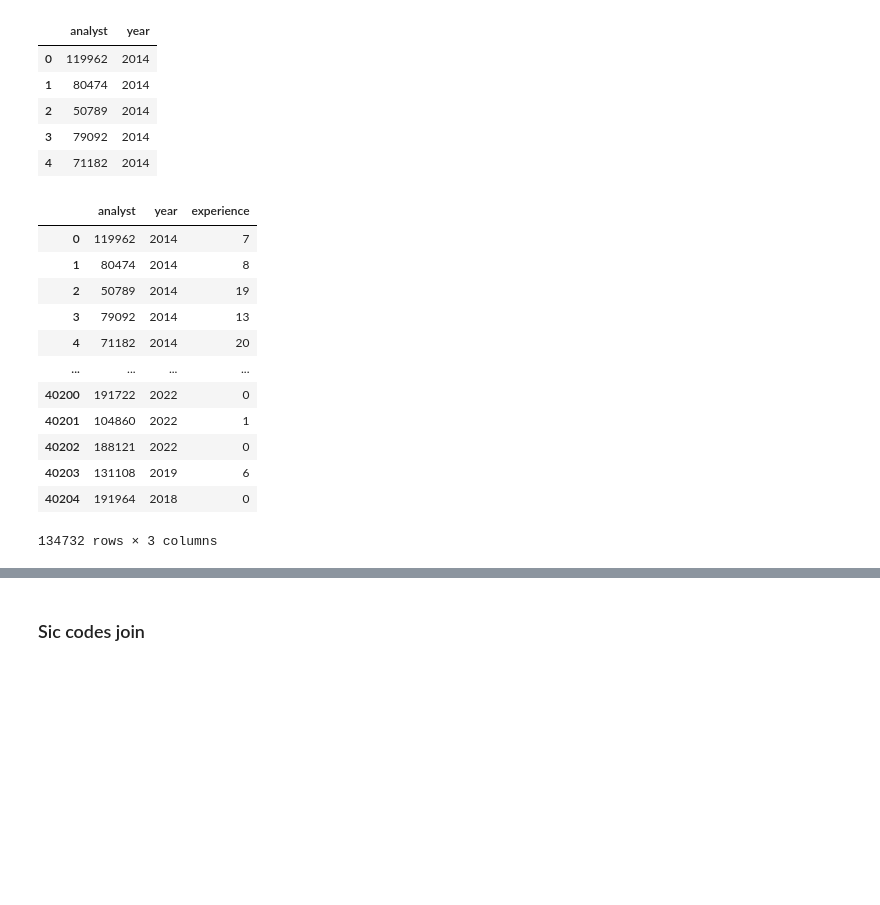
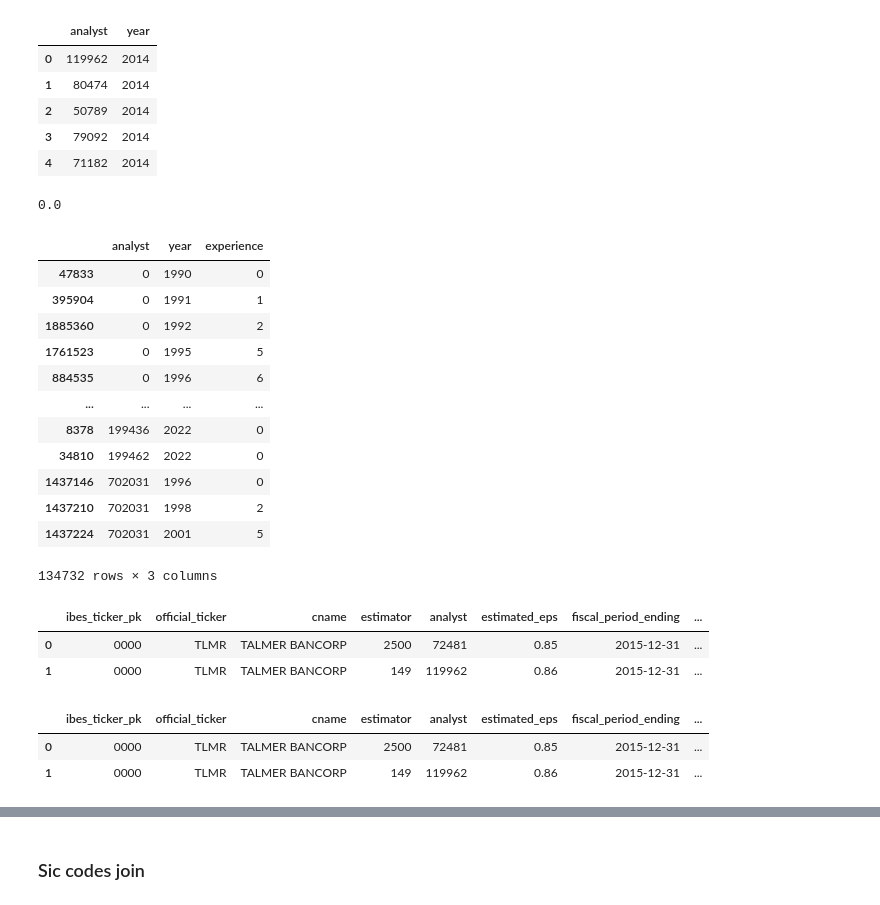
Before and after one commit to moshchev/gsfm_SS24, a Jupyter notebook: notebooks/alex_eda_feature_generation.ipynb, the cells around one changed output, grey strips where cells are left out. Drawn from its saved outputs; the diff is of its cells as text; code cells hidden in the pictures; blank space fills up the shorter version.

Commit message:
log test

```diff
--- a/notebooks/alex_eda_feature_generation.ipynb
+++ b/notebooks/alex_eda_feature_generation.ipynb
@@ -10,3 +10,6 @@ df.head()
 | 2 | 0000 | TLMR | TALMER BANCORP | 1267 | 71182 | 0.89 | 2015-12-31 | ... |
 | 3 | 0000 | TLMR | TALMER BANCORP | 149 | 119962 | 0.89 | 2015-12-31 | ... |
 | 4 | 0000 | TLMR | TALMER BANCORP | 873 | 79092 | 0.91 | 2015-12-31 | ... |
+# %%
+df['analyst_year'] = df.announce_date.dt.year
+df.head()
@@ -139,21 +149,39 @@ all_years_analyst.head()
 all_years_analyst['experience'] = all_years_analyst.groupby('analyst')['year'].transform(lambda x: x - x.min())
 # %%
 all_years_analyst = all_years_analyst.drop_duplicates()
+# %%
+np.log()
+# %% [output]
+0.0
 # %%
 all_years_analyst.to_parquet('../data/processed/analyst_experience.parquet')
-# %%
-all_years_analyst
-# %% [output]
-|  | analyst | year | experience |
-| 0 | 119962 | 2014 | 7 |
-| 1 | 80474 | 2014 | 8 |
-| 2 | 50789 | 2014 | 19 |
-| 3 | 79092 | 2014 | 13 |
-| 4 | 71182 | 2014 | 20 |
-| ... | ... | ... | ... |
-| 40200 | 191722 | 2022 | 0 |
-| 40201 | 104860 | 2022 | 1 |
-| 40202 | 188121 | 2022 | 0 |
-| 40203 | 131108 | 2019 | 6 |
-| 40204 | 191964 | 2018 | 0 |
-134732 rows × 3 columns
+# %%
+all_years_analyst.sort_values(by=['analyst', 'year'])
+# %% [output]
+|  | analyst | year | experience |
+| 47833 | 0 | 1990 | 0 |
+| 395904 | 0 | 1991 | 1 |
+| 1885360 | 0 | 1992 | 2 |
+| 1761523 | 0 | 1995 | 5 |
+| 884535 | 0 | 1996 | 6 |
+| ... | ... | ... | ... |
+| 8378 | 199436 | 2022 | 0 |
+| 34810 | 199462 | 2022 | 0 |
+| 1437146 | 702031 | 1996 | 0 |
+| 1437210 | 702031 | 1998 | 2 |
+| 1437224 | 702031 | 2001 | 5 |
+134732 rows × 3 columns
+# %%
+df.head(2)
+# %% [output]
+|  | ibes_ticker_pk | official_ticker | cname | estimator | analyst | estimated_eps | fiscal_period_ending | ... |
+| 0 | 0000 | TLMR | TALMER BANCORP | 2500 | 72481 | 0.85 | 2015-12-31 | ... |
+| 1 | 0000 | TLMR | TALMER BANCORP | 149 | 119962 | 0.86 | 2015-12-31 | ... |
+# %%
+test_join = pd.merge(left=df, right=all_years_analyst, how='left', left_on=['analyst','analyst_year'], right_on=['analyst', 'year'])
+test_join.drop(columns=['analyst_year', 'year'], inplace=True)
+test_join.head(2)
+# %% [output]
+|  | ibes_ticker_pk | official_ticker | cname | estimator | analyst | estimated_eps | fiscal_period_ending | ... |
+| 0 | 0000 | TLMR | TALMER BANCORP | 2500 | 72481 | 0.85 | 2015-12-31 | ... |
+| 1 | 0000 | TLMR | TALMER BANCORP | 149 | 119962 | 0.86 | 2015-12-31 | ... |
```
Also changed, not shown: parts of 4 cells of this notebook.
